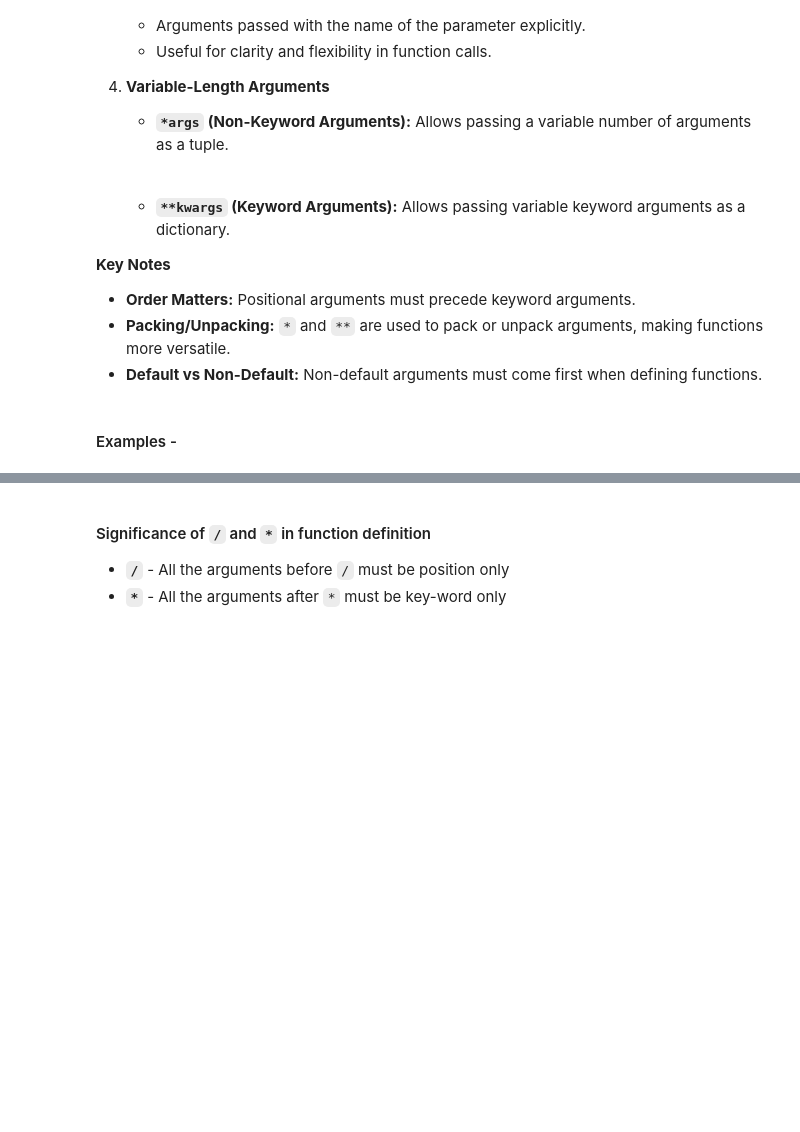
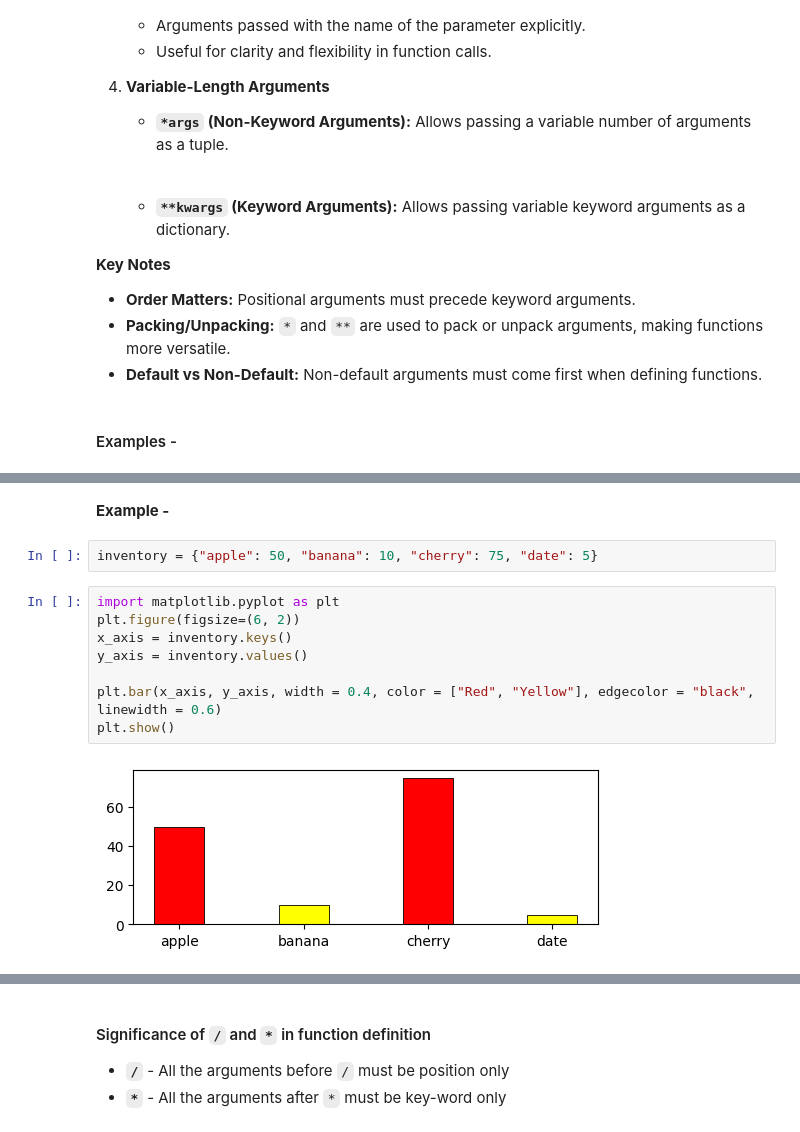
Before and after one commit to knowledge-corner/Oracle_Jun_25, a Jupyter notebook: Day - 3.ipynb, the cells around one changed output, grey strips where cells are left out. Saved outputs shown, nothing was run; the diff lists cells and outputs as text; blank space fills up the shorter version.

```diff
--- a/Day - 3.ipynb
+++ b/Day - 3.ipynb
@@ -38,0 +255,14 @@ Function arguments in Python are the inputs passed to a function to enable it to
+# %% [markdown]
+**Example -**
+# %%
+inventory = {"apple": 50, "banana": 10, "cherry": 75, "date": 5}
+# %%
+import matplotlib.pyplot as plt
+plt.figure(figsize=(6, 2))
+x_axis = inventory.keys()
+y_axis = inventory.values()
+
+plt.bar(x_axis, y_axis, width = 0.4, color = ["Red", "Yellow"], edgecolor = "black", linewidth = 0.6)
+plt.show()
+# %% [output]
+[figure, added]
```
Also changed, not shown: parts of 48 cells of this notebook.
